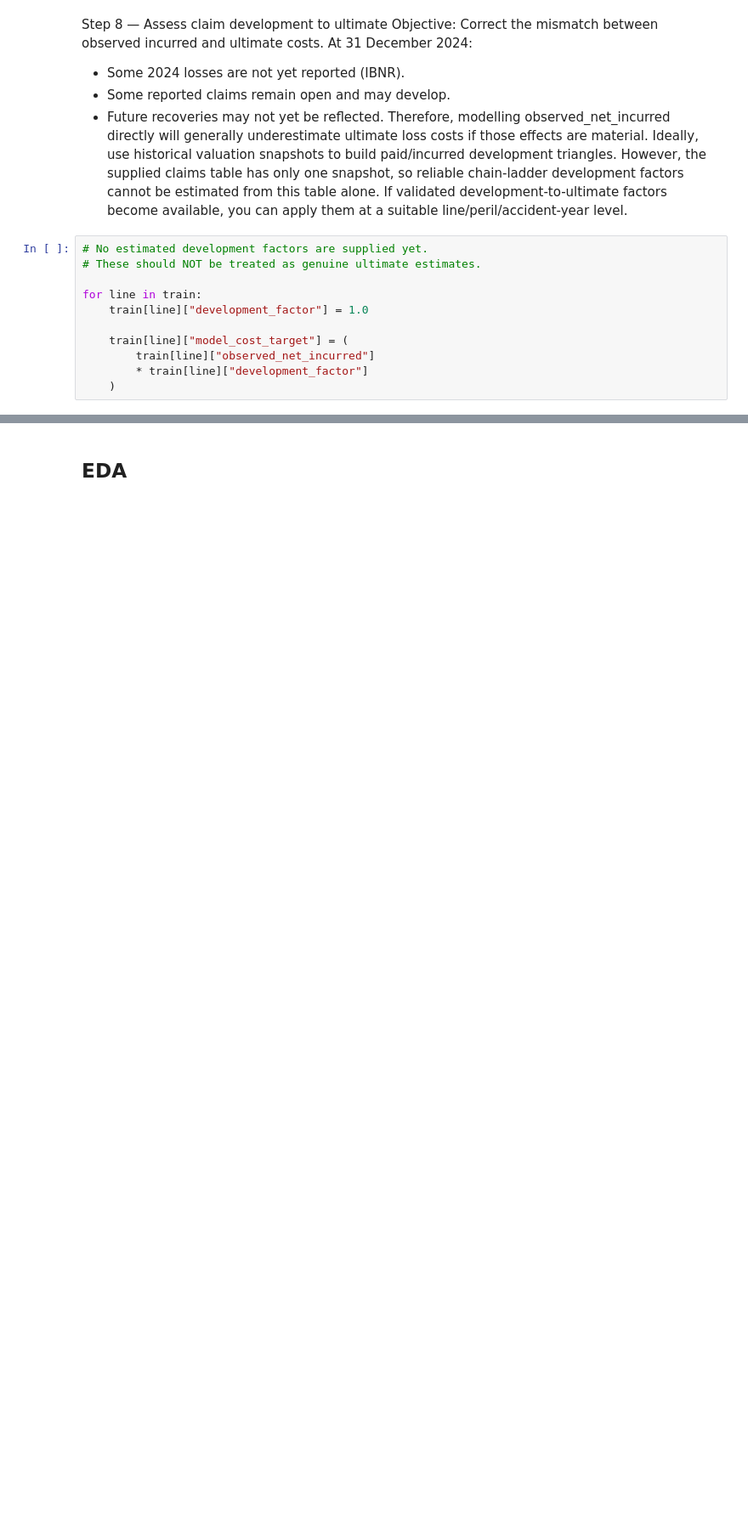
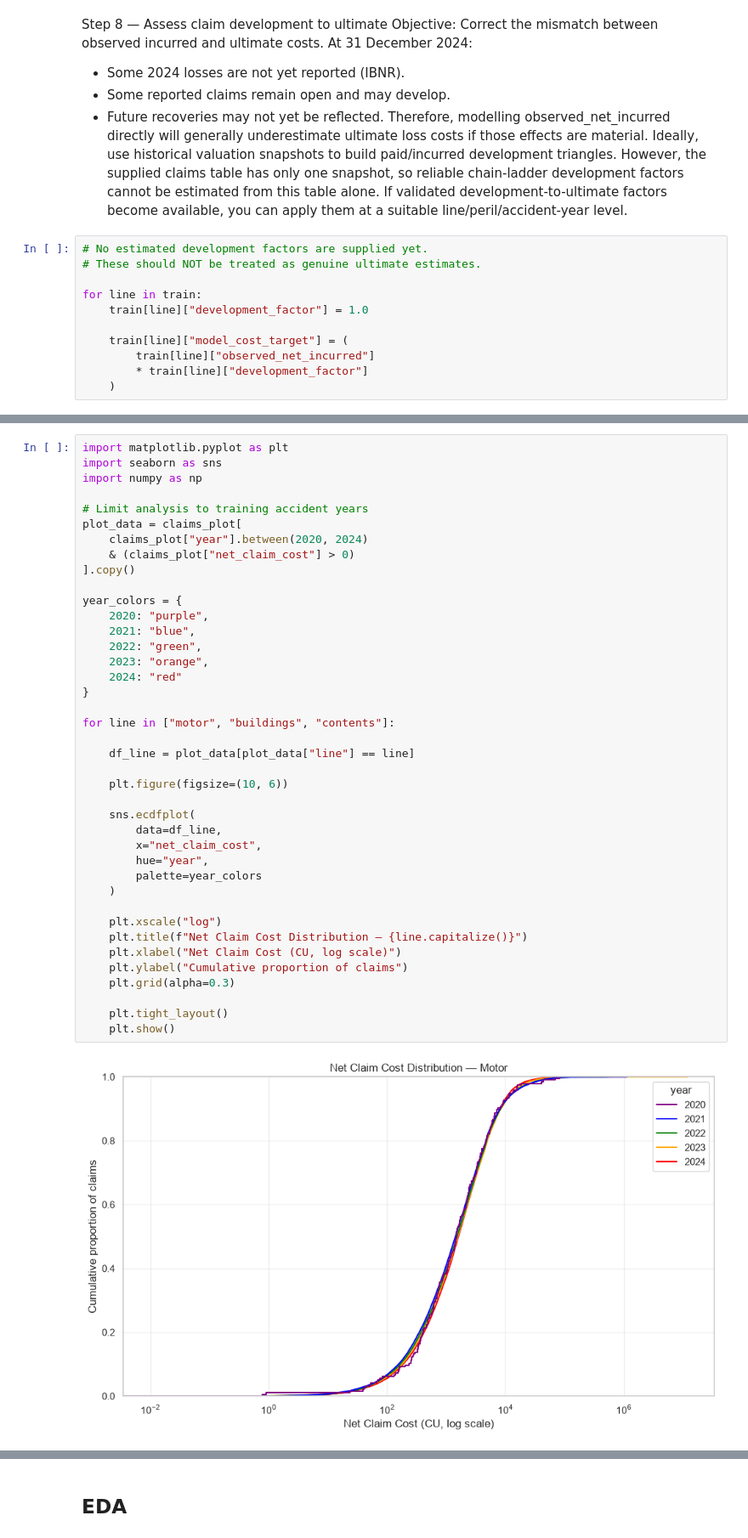
Before and after one commit to sarah-gui/Hackathon2026, a Jupyter notebook: analysis.ipynb, the cells around one changed output, grey strips where cells are left out. Shown at 85% size. Drawn from its saved outputs; the diff is of its cells as text; blank space fills up the shorter version.

```diff
--- a/analysis.ipynb
+++ b/analysis.ipynb
@@ -455,0 +629,42 @@ for line in train:
+# %%
+import matplotlib.pyplot as plt
+import seaborn as sns
+import numpy as np
+
+# Limit analysis to training accident years
+plot_data = claims_plot[
+    claims_plot["year"].between(2020, 2024)
+    & (claims_plot["net_claim_cost"] > 0)
+].copy()
+
+year_colors = {
+    2020: "purple",
+    2021: "blue",
+    2022: "green",
+    2023: "orange",
+    2024: "red"
+}
+
+for line in ["motor", "buildings", "contents"]:
+
+    df_line = plot_data[plot_data["line"] == line]
+
+    plt.figure(figsize=(10, 6))
+
+    sns.ecdfplot(
+        data=df_line,
+        x="net_claim_cost",
+        hue="year",
+        palette=year_colors
+    )
+
+    plt.xscale("log")
+    plt.title(f"Net Claim Cost Distribution — {line.capitalize()}")
+    plt.xlabel("Net Claim Cost (CU, log scale)")
+    plt.ylabel("Cumulative proportion of claims")
+    plt.grid(alpha=0.3)
+
+    plt.tight_layout()
+    plt.show()
+# %% [output]
+[figure, added]
```
Also changed, not shown: parts of 18 cells of this notebook.
